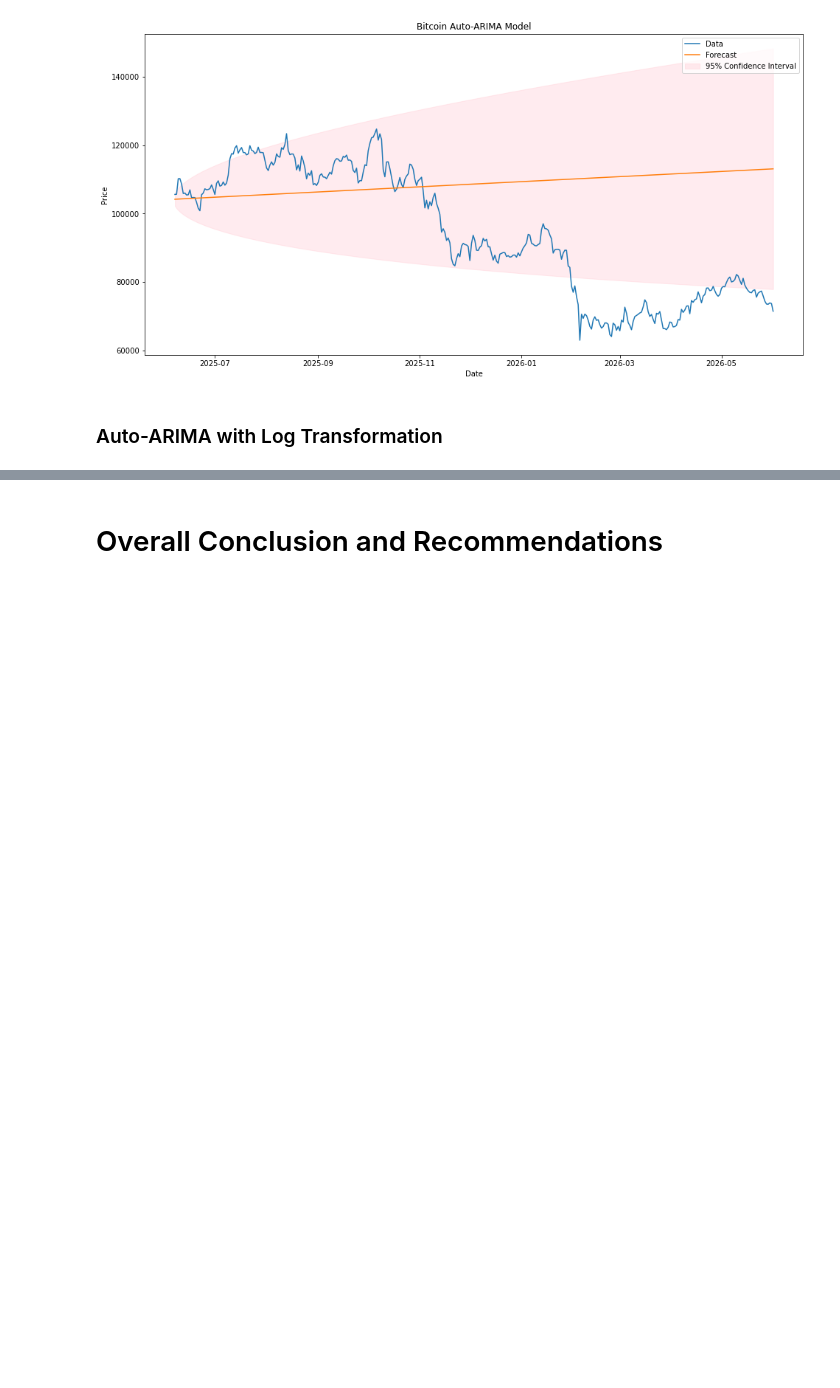
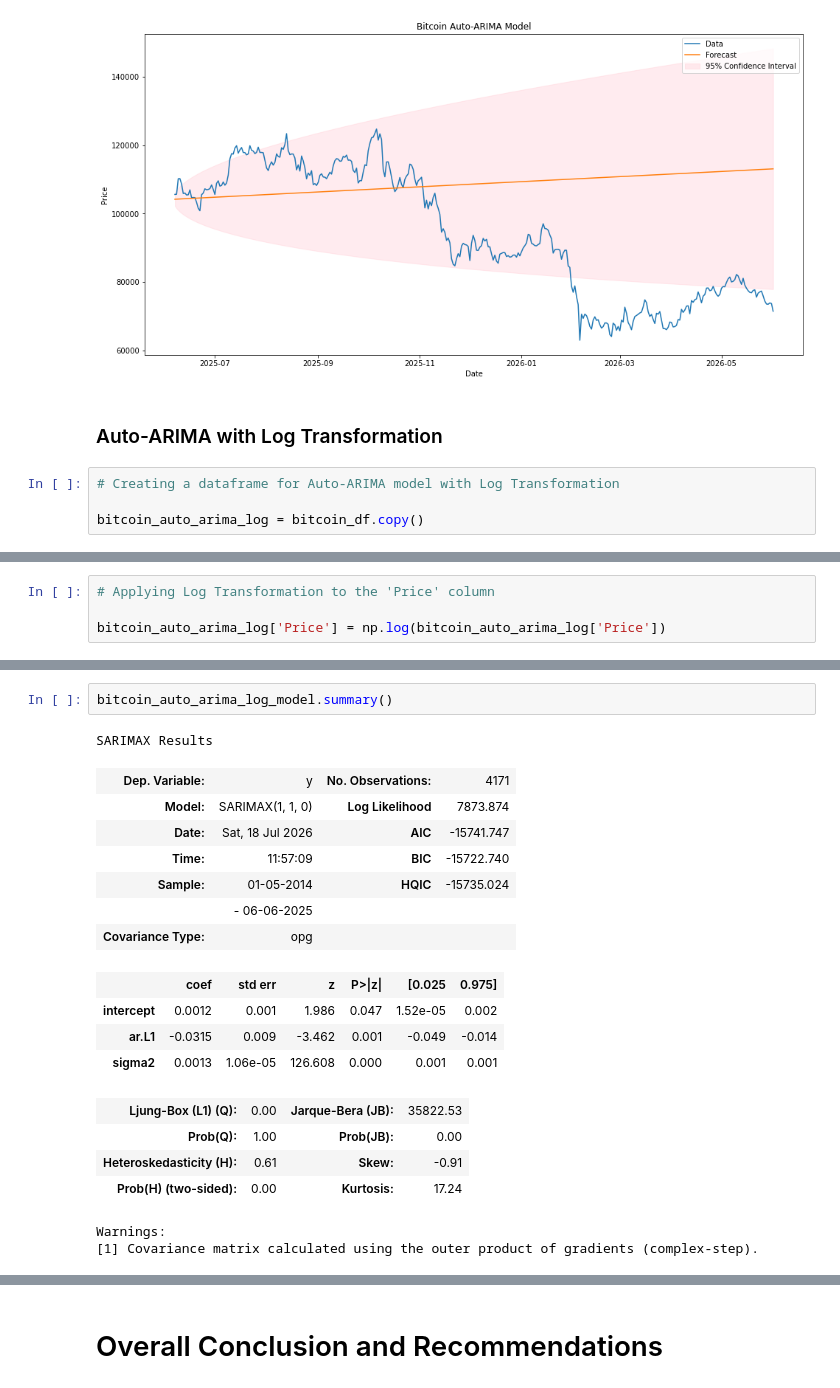
Before and after one commit to keithotuomagie/bitcoin_ts, a Jupyter notebook: notebook.ipynb, the cells around one changed output, grey strips where cells are left out. Saved outputs shown, nothing was run; the diff lists cells and outputs as text; blank space fills up the shorter version.

```diff
--- a/notebook.ipynb
+++ b/notebook.ipynb
@@ -1505,3 +1505,7 @@ plot_auto_arima_forecast(bitcoin_auto_arima_test,
 [figure]
 # %% [markdown]
 ### Auto-ARIMA with Log Transformation ###
+# %%
+# Creating a dataframe for Auto-ARIMA model with Log Transformation
+
+bitcoin_auto_arima_log = bitcoin_df.copy()
@@ -1507,0 +1523,4 @@ plot_auto_arima_forecast(bitcoin_auto_arima_test,
+# %%
+# Applying Log Transformation to the 'Price' column
+
+bitcoin_auto_arima_log['Price'] = np.log(bitcoin_auto_arima_log['Price'])
@@ -1507,0 +1560,21 @@ plot_auto_arima_forecast(bitcoin_auto_arima_test,
+# %%
+bitcoin_auto_arima_log_model.summary()
+# %% [output]
+SARIMAX Results
+| Dep. Variable: | y | No. Observations: | 4171 |
+| Model: | SARIMAX(1, 1, 0) | Log Likelihood | 7873.874 |
+| Date: | Sat, 18 Jul 2026 | AIC | -15741.747 |
+| Time: | 11:57:09 | BIC | -15722.740 |
+| Sample: | 01-05-2014 | HQIC | -15735.024 |
+|  | - 06-06-2025 |  |  |
+| Covariance Type: | opg |  |  |
+|  | coef | std err | z | P>|z| | [0.025 | 0.975] |
+| intercept | 0.0012 | 0.001 | 1.986 | 0.047 | 1.52e-05 | 0.002 |
+| ar.L1 | -0.0315 | 0.009 | -3.462 | 0.001 | -0.049 | -0.014 |
+| sigma2 | 0.0013 | 1.06e-05 | 126.608 | 0.000 | 0.001 | 0.001 |
+| Ljung-Box (L1) (Q): | 0.00 | Jarque-Bera (JB): | 35822.53 |
+| Prob(Q): | 1.00 | Prob(JB): | 0.00 |
+| Heteroskedasticity (H): | 0.61 | Skew: | -0.91 |
+| Prob(H) (two-sided): | 0.00 | Kurtosis: | 17.24 |
+Warnings:
+[1] Covariance matrix calculated using the outer product of gradients (complex-step).
```
Also changed, not shown: parts of 16 cells of this notebook.
